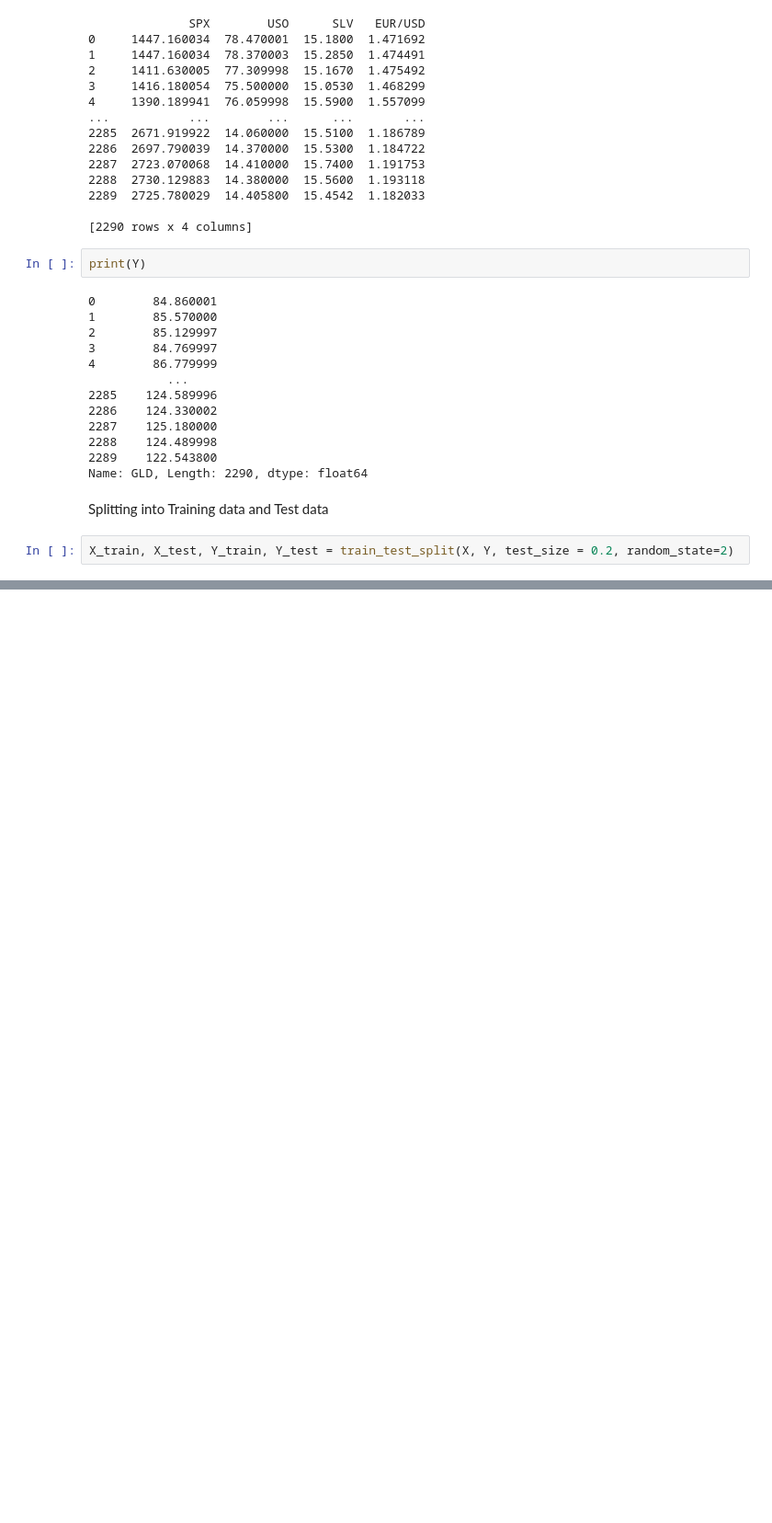
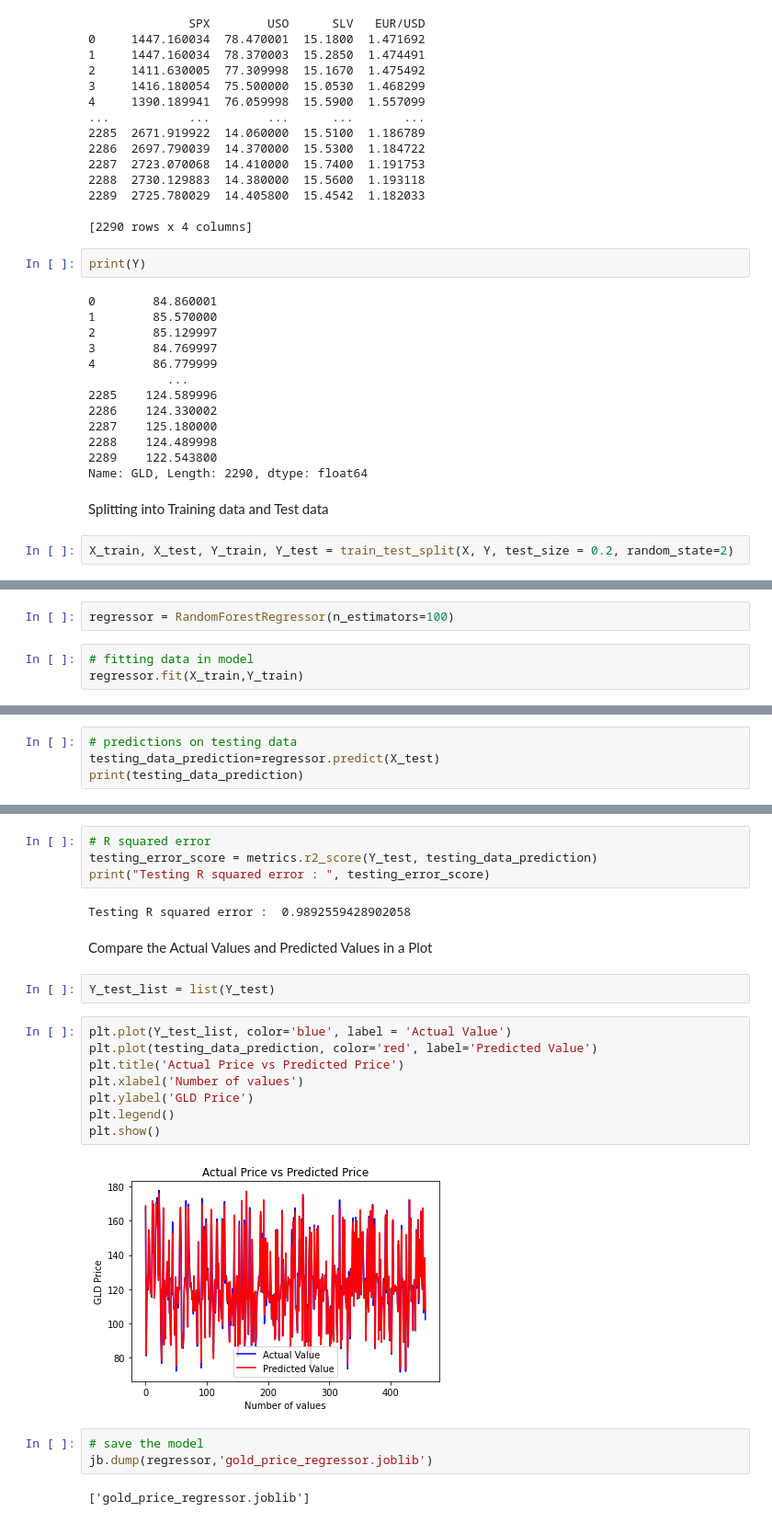
Before and after one commit to thesohailjafri/ml-gold-price-prediction, a Jupyter notebook: app.ipynb, the cells around one changed output, grey strips where cells are left out. Shown at 92% size. Cells and saved outputs as stored; diff of their text form; blank space fills up the shorter version.

```diff
--- a/app.ipynb
+++ b/app.ipynb
@@ -144,0 +153,5 @@ X_train, X_test, Y_train, Y_test = train_test_split(X, Y, test_size = 0.2, rando
+# %%
+regressor = RandomForestRegressor(n_estimators=100)
+# %%
+# fitting data in model
+regressor.fit(X_train,Y_train)
@@ -144,0 +175,4 @@ X_train, X_test, Y_train, Y_test = train_test_split(X, Y, test_size = 0.2, rando
+# %%
+# predictions on testing data
+testing_data_prediction=regressor.predict(X_test)
+print(testing_data_prediction)
@@ -144,0 +197,25 @@ X_train, X_test, Y_train, Y_test = train_test_split(X, Y, test_size = 0.2, rando
+# %%
+# R squared error
+testing_error_score = metrics.r2_score(Y_test, testing_data_prediction)
+print("Testing R squared error : ", testing_error_score)
+# %% [output]
+Testing R squared error :  0.9892559428902058
+# %% [markdown]
+Compare the Actual Values and Predicted Values in a Plot
+# %%
+Y_test_list = list(Y_test)
+# %%
+plt.plot(Y_test_list, color='blue', label = 'Actual Value')
+plt.plot(testing_data_prediction, color='red', label='Predicted Value')
+plt.title('Actual Price vs Predicted Price')
+plt.xlabel('Number of values')
+plt.ylabel('GLD Price')
+plt.legend()
+plt.show()
+# %% [output]
+[figure, added]
+# %%
+# save the model
+jb.dump(regressor,'gold_price_regressor.joblib')
+# %% [output]
+['gold_price_regressor.joblib']
```
Also changed, not shown: parts of 7 cells of this notebook, 1 other file.
